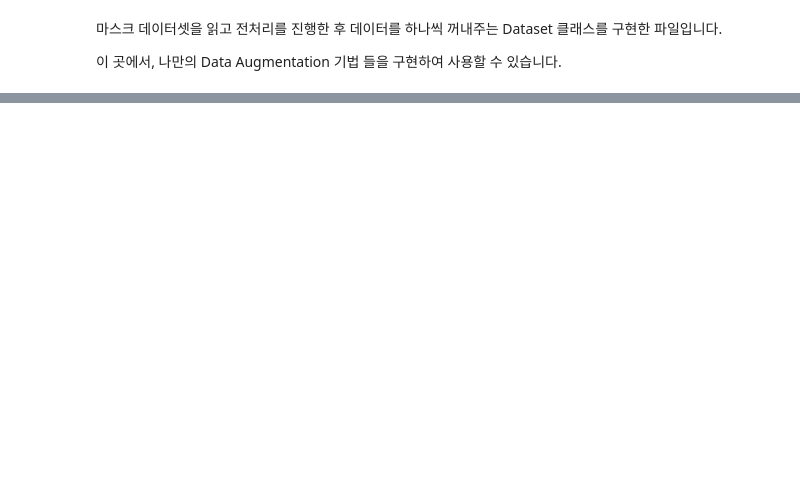
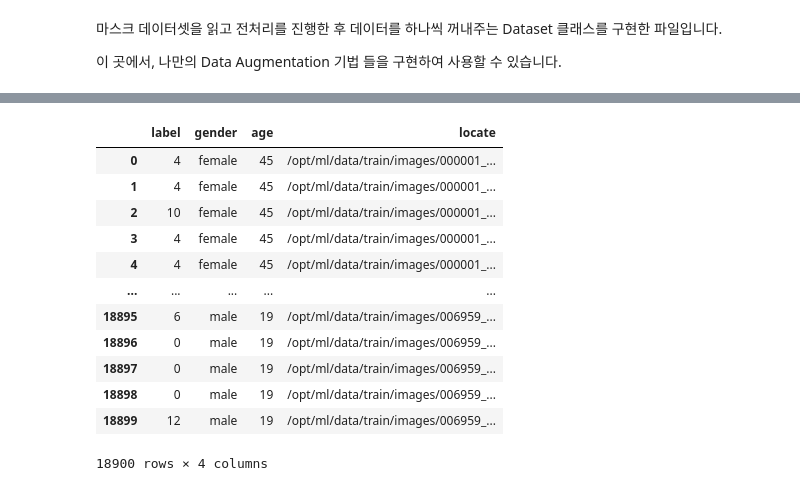
Before and after one commit to boostcampaitech2/image-classification-level1-12, a Jupyter notebook: sm/guideline/datasets.ipynb, the cells around one changed output, grey strips where cells are left out. Cells and saved outputs as stored; diff of their text form; code cells hidden in the pictures; blank space fills up the shorter version.

```diff
--- a/sm/guideline/datasets.ipynb
+++ b/sm/guideline/datasets.ipynb
@@ -27,0 +67,46 @@ get_data
+# %%
+label_data = []
+file_name_string = 'min'
+labeled_dict = {"label": [],
+                "gender": [],
+                "age": [],
+                "locate": []}
+for i in images:
+    for j in i:
+        #/opt/ml/data/train/images/000002_female_Asian_52/normal.jpg 자른 것
+        get_locate_file = j.split('/')
+        #가장 끝의 파일은 이미지 이름이다.
+        label = file_name_string.index(get_locate_file[-1][0])
+        start = label * 6
+        #000002_female_Asian_52 잘라서 굳이 위에 선언한 데이터 불러오지 않고 수행
+        _, sex, _, age = get_locate_file[-2].split('_')
+        age = int(age)
+        if sex == 'female':
+            start +=3
+        if age < 30:
+            pass
+        elif age < 60:
+            start +=1
+        else:
+            start +=2
+        labeled_dict['label'].append(start)
+        labeled_dict['gender'].append(sex)
+        labeled_dict['age'].append(age)
+        labeled_dict['locate'].append(j)
+
+labeled_dict = pd.DataFrame(labeled_dict, columns=labeled_dict.keys())
+labeled_dict
+# %% [output]
+|  | label | gender | age | locate |
+| 0 | 4 | female | 45 | /opt/ml/data/train/images/000001_... |
+| 1 | 4 | female | 45 | /opt/ml/data/train/images/000001_... |
+| 2 | 10 | female | 45 | /opt/ml/data/train/images/000001_... |
+| 3 | 4 | female | 45 | /opt/ml/data/train/images/000001_... |
+| 4 | 4 | female | 45 | /opt/ml/data/train/images/000001_... |
+| ... | ... | ... | ... | ... |
+| 18895 | 6 | male | 19 | /opt/ml/data/train/images/006959_... |
+| 18896 | 0 | male | 19 | /opt/ml/data/train/images/006959_... |
+| 18897 | 0 | male | 19 | /opt/ml/data/train/images/006959_... |
+| 18898 | 0 | male | 19 | /opt/ml/data/train/images/006959_... |
+| 18899 | 12 | male | 19 | /opt/ml/data/train/images/006959_... |
+18900 rows × 4 columns
```
Also changed, not shown: parts of 6 cells of this notebook.
